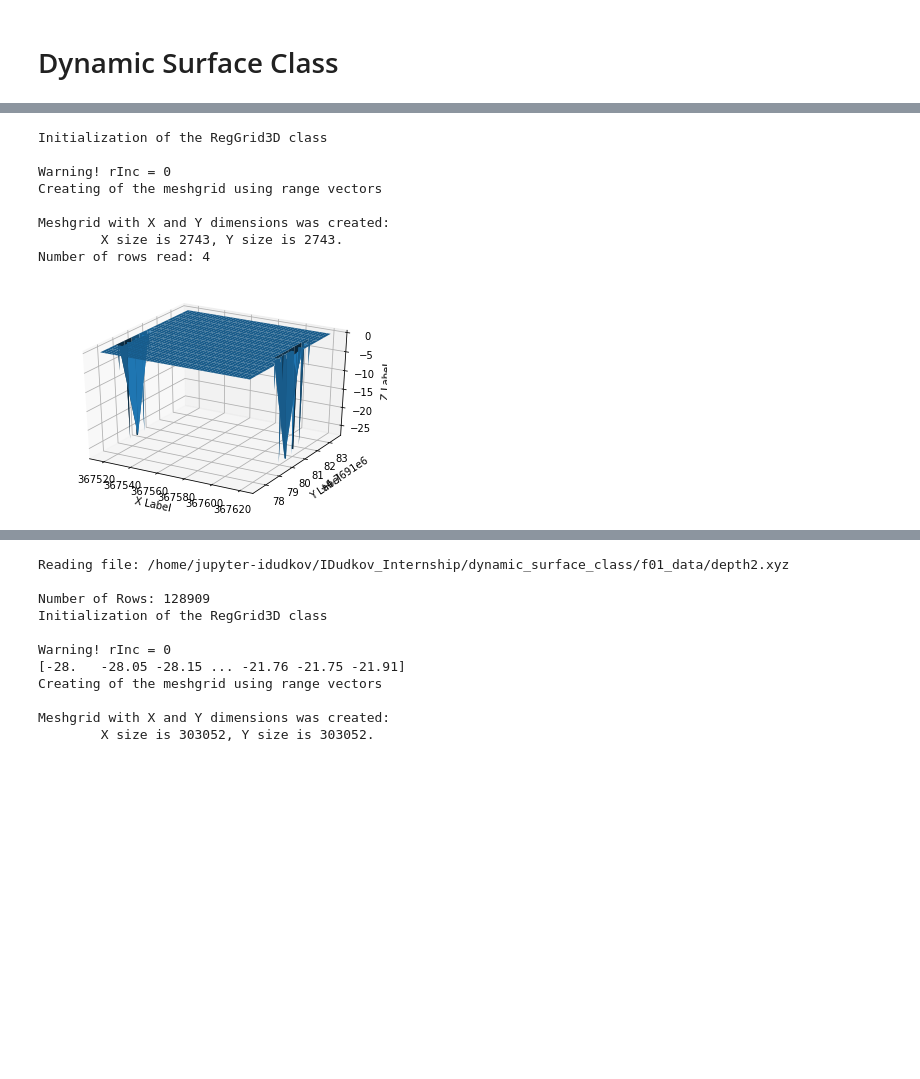
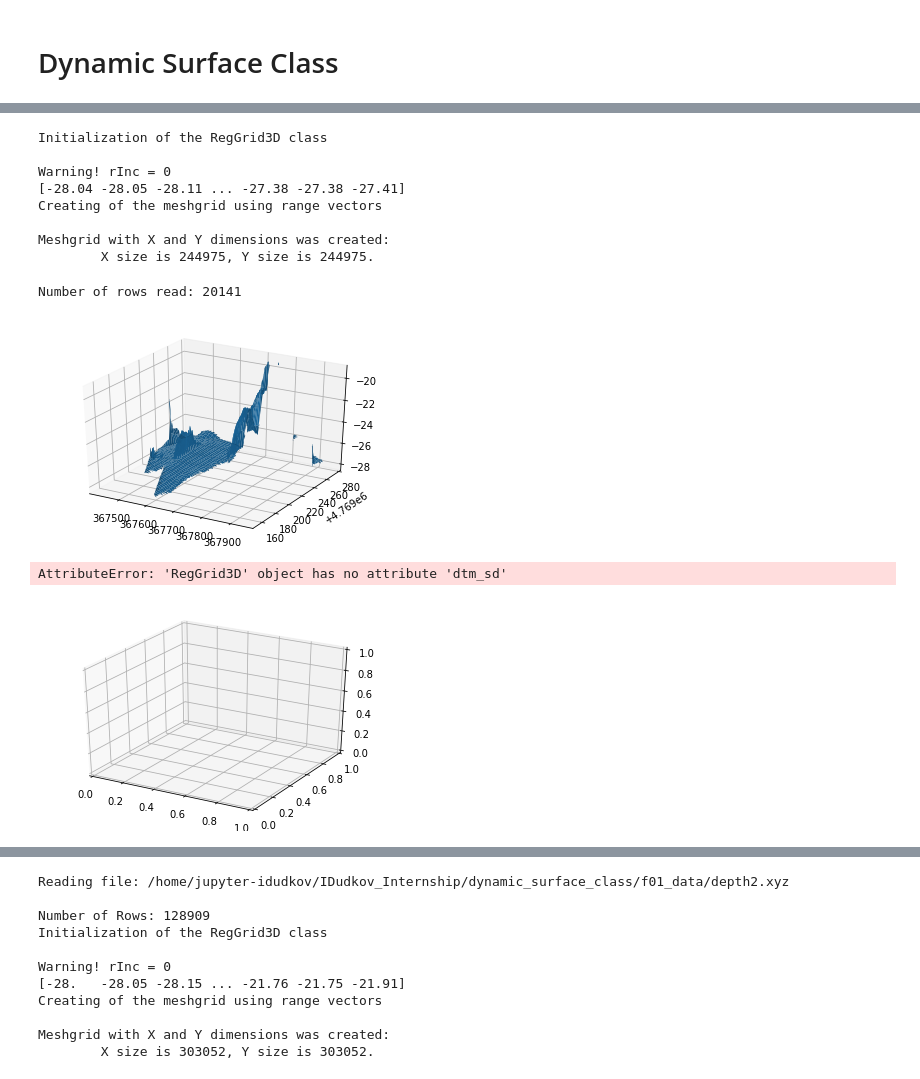
Before and after one commit to ivandudkov/dynamic-surface-class, a Jupyter notebook: dynamic_surface_class.ipynb, the cells around one changed output, grey strips where cells are left out. Drawn from its saved outputs; the diff is of its cells as text; code cells hidden in the pictures; blank space fills up the shorter version.

```diff
--- a/dynamic_surface_class.ipynb
+++ b/dynamic_surface_class.ipynb
@@ -688,6 +687,6 @@ def surface(x, y, z, x_label='X Label', y_label='Y Label', z_label='Z Label'):
 # %%
 xyz_paths = find_file_with_extension('.xyz')
-xyz_array = read_xyz_file_r2(xyz_paths[1], separator=',',header_length=1)
+xyz_array = read_xyz_file_r2(xyz_paths[3], separator=',',header_length=1)
 # %% [output]
 Searching *.xyz files in directory:/home/jupyter-idudkov/IDudkov_Internship/dynamic_surface_class
 
@@ -701,18 +731,21 @@ Number of Rows: 10
 # %%
 b = RegGrid3D(0.5,1)
 b.Create(xyz_array[0,6:], xyz_array[1,6:], xyz_array[2,6:])
 dtm = b.weighGrid / b.sumWeight
 # surface(b.X, b.Y, dtm)
-b.plot(b.X, b.Y, b.)
+b.Plot()
 # %% [output]
 Initialization of the RegGrid3D class
 
 Warning! rInc = 0
+[-28.04 -28.05 -28.11 ... -27.38 -27.38 -27.41]
 Creating of the meshgrid using range vectors
 
 Meshgrid with X and Y dimensions was created:
-        X size is 2743, Y size is 2743.
-Number of rows read: 4
+        X size is 244975, Y size is 244975.
+Number of rows read: 20141
-[figure, old version]
+[figure, new version]
+AttributeError: 'RegGrid3D' object has no attribute 'dtm_sd'
+[figure, added]
 # %%
 b.Add(xyz_array[0,0:5], xyz_array[1,0:5], xyz_array[2,0:5])
```
Also changed, not shown: parts of 17 cells of this notebook.
